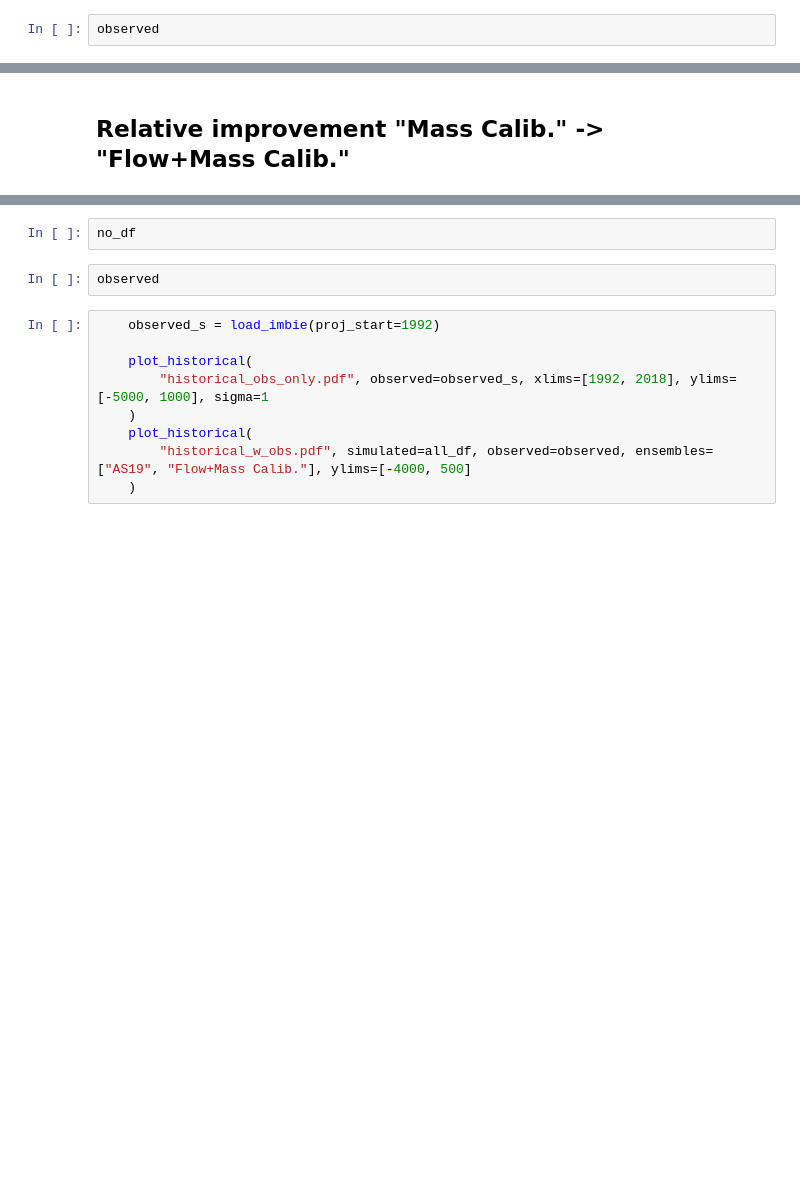
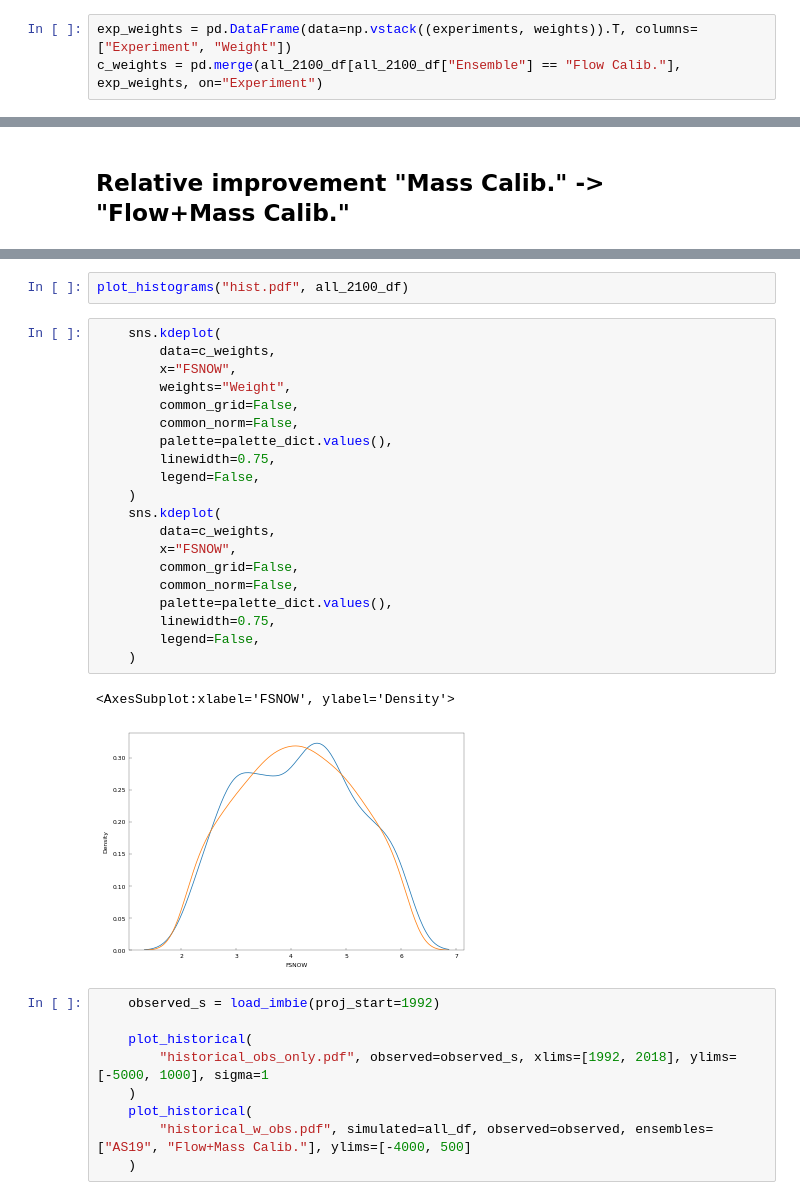
Before and after one commit to pism/pism-emulator, a Jupyter notebook: calibration/calibrate.ipynb, the cells around one changed output, grey strips where cells are left out. Drawn from its saved outputs; the diff is of its cells as text; blank space fills up the shorter version.

Commit message:
work on histograms

```diff
--- a/calibration/calibrate.ipynb
+++ b/calibration/calibrate.ipynb
@@ -37,2 +37,3 @@ No artists with labels found to put in legend.  Note that artists whose label st
 # %%
-observed
+exp_weights = pd.DataFrame(data=np.vstack((experiments, weights)).T, columns=["Experiment", "Weight"])
+c_weights = pd.merge(all_2100_df[all_2100_df["Ensemble"] == "Flow Calib."], exp_weights, on="Experiment")
@@ -80,7 +79,28 @@ for rcp in rcps:
 # %%
-no_df
+plot_histograms("hist.pdf", all_2100_df)
 # %%
-observed
+    sns.kdeplot(
+        data=c_weights,
+        x="FSNOW",
+        weights="Weight",
+        common_grid=False,
+        common_norm=False,
+        palette=palette_dict.values(),
+        linewidth=0.75,
+        legend=False,
+    )
+    sns.kdeplot(
+        data=c_weights,
+        x="FSNOW",
+        common_grid=False,
+        common_norm=False,
+        palette=palette_dict.values(),
+        linewidth=0.75,
+        legend=False,
+    )
+# %% [output]
+<AxesSubplot:xlabel='FSNOW', ylabel='Density'>
+[figure, added]
 # %%
     observed_s = load_imbie(proj_start=1992)
 
```
Also changed, not shown: parts of 13 cells of this notebook, 1 other file.
